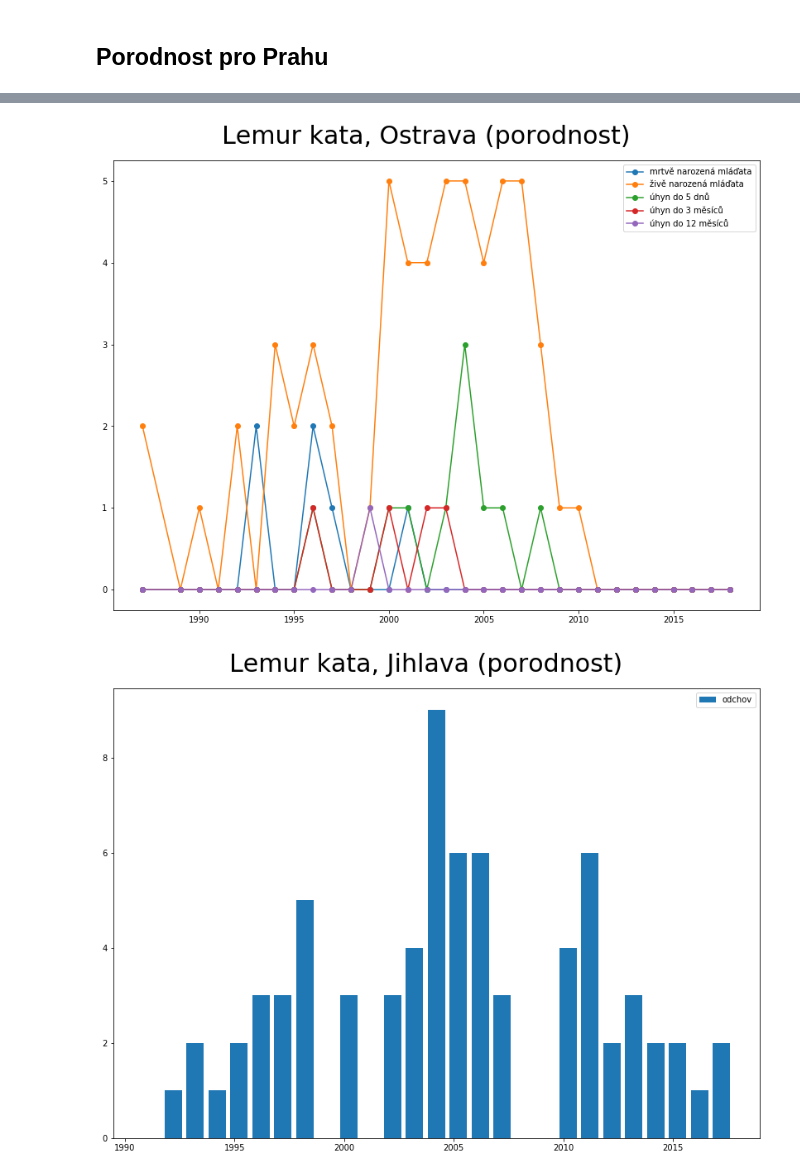
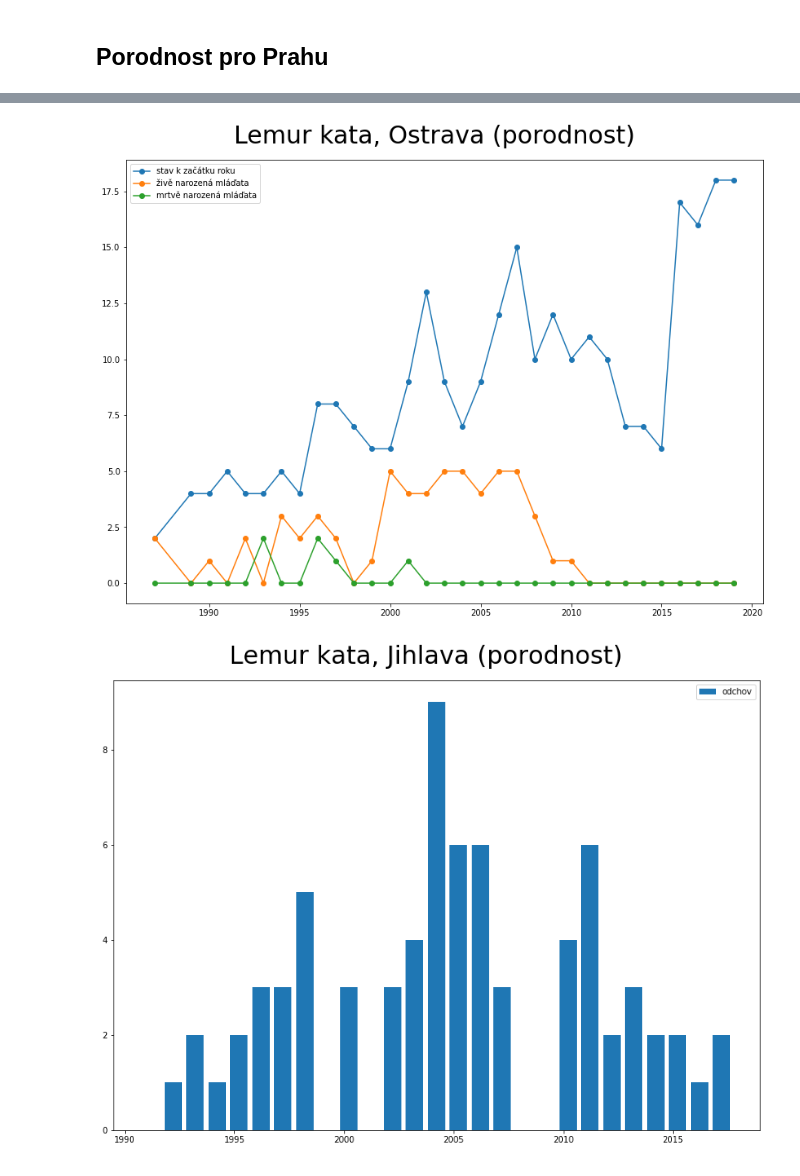
Before and after one commit to vrastil/monca_diplm, a Jupyter notebook: scripts/server_api.ipynb, the cells around one changed output, grey strips where cells are left out. Cells and saved outputs as stored; diff of their text form; code cells hidden in the pictures.

Commit message:
update year, plots

```diff
--- a/scripts/server_api.ipynb
+++ b/scripts/server_api.ipynb
@@ -105,2 +100,6 @@ dbs.plot_all_zoo_rok(data, 'Lemur kata', 'stav_start')
 # %% [markdown]
 ## Porodnost pro Prahu
+# %%
+out_opt['suptitle'] = 'porodnost'
+cats = ['stav k začátku roku.samice', 'živě narozená mláďata', 'mrtvě narozená mláďata']
+plots.plot_one_zoo_rok(coll_roc, None, None, cats, out_opt)
@@ -107,9 +108,7 @@ dbs.plot_all_zoo_rok(data, 'Lemur kata', 'stav_start')
 # %%
-out_opt['suptitle'] = 'porodnost'
-cats = ['mrtve_nar_mlad', 'zive_nar_mlad', 'uhyn_do_5d', 'uhyn_do_3m', 'uhyn_do_12m']
-dbs.plot_one_zoo_rok(data, 'Lemur kata', 'Ostrava', cats, out_opt)
+plots.plot_one_zoo_rok(coll_roc, 'Lemur kata', 'Ostrava', cats, out_opt)
 # %% [output]
-[figure, old version]
+[figure, new version]
 # %%
 out_opt['suptitle'] = 'porodnost'
 cats = ['odchov']
```
Also changed, not shown: parts of 12 cells of this notebook, 2 other files.
